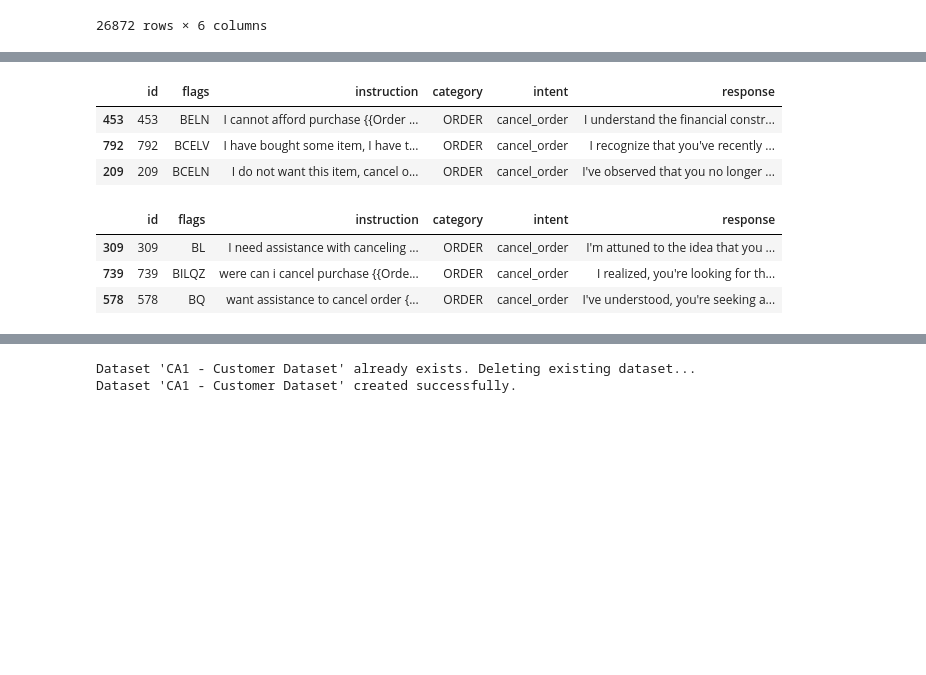
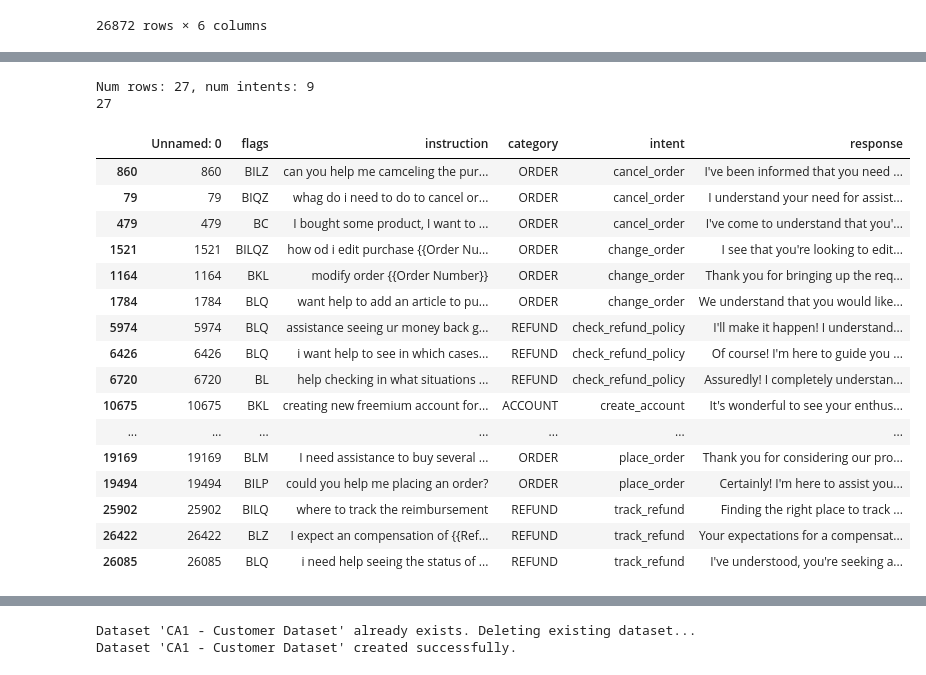
Before and after one commit to herreramaxi/Agentic_AI_CA1, a Jupyter notebook: A4AI-CA1-MaxiHerrera.ipynb, the cells around one changed output, grey strips where cells are left out. Cells and saved outputs as stored; diff of their text form; code cells hidden in the pictures; blank space fills up the shorter version.

Commit message:
add logging simplify harness and improve tools response. Working on the main ipynb

```diff
--- a/A4AI-CA1-MaxiHerrera.ipynb
+++ b/A4AI-CA1-MaxiHerrera.ipynb
@@ -19,0 +74,12 @@ df
+# %%
+categories_selected = ['ACCOUNT', 'ORDER', 'REFUND']
+intents_selected = ['create_account', 'delete_account', 'edit_account',
+                    'cancel_order', 'change_order', 'place_order',
+                    'check_refund_policy', 'get_refund', 'track_refund'
+                   ]
+df_filtered = df[
+    df['category'].isin(categories_selected) &
+    df['intent'].isin(intents_selected)
+]
+
+print(f"df_filtered: {len(df_filtered)}, {type(df_filtered)}")
@@ -20 +88,16 @@ df
+# %%
+import plotly.express as px
+
+def plot_number_records_per_intent(dataframe):
+    fig = px.bar(
+        dataframe['intent'].value_counts().reset_index(),
+        x='intent',
+        y='count',
+        title='Number of Records per Intent',
+        text_auto=True
+    )
+
+    fig.show()
+
+plot_number_records_per_intent(df_filtered)
 # %%
@@ -49,7 +178,6 @@ def get_split_dataset(categories_selected, intents_selected, max_total_rows=60,
 # %%
-categories_selected = ['ACCOUNT', 'ORDER', 'PAYMENT']
-intents_selected = ['create_account', 'delete_account', 'edit_account',
-                    'cancel_order', 'change_order', 'place_order',
-                    'check_payment_methods', 'payment_issue']
-
-train_df, test_df = get_split_dataset(categories_selected, intents_selected, 50)
+batches = get_dataset_batches_balanced(df_filtered,30)
+train1_df =next(batches)
+train2_df =next(batches)
+test1_df =next(batches)
+# train_df, test_df = get_split_dataset(categories_selected, intents_selected, 50)
@@ -64,17 +184,23 @@ test_df: 24
-# %%
-TOP_N = 3
-train_df = train_df.head(TOP_N)
-train_df
-# %% [output]
-|  | id | flags | instruction | category | intent | response |
-| 453 | 453 | BELN | I cannot afford purchase {{Order ... | ORDER | cancel_order | I understand the financial constr... |
-| 792 | 792 | BCELV | I have bought some item, I have t... | ORDER | cancel_order | I recognize that you've recently ... |
-| 209 | 209 | BCELN | I do not want this item, cancel o... | ORDER | cancel_order | I've observed that you no longer ... |
-# %%
-test_df= test_df.head(TOP_N)
-test_df
-# %% [output]
-|  | id | flags | instruction | category | intent | response |
-| 309 | 309 | BL | I need assistance with canceling ... | ORDER | cancel_order | I'm attuned to the idea that you ... |
-| 739 | 739 | BILQZ | were can i cancel purchase {{Orde... | ORDER | cancel_order | I realized, you're looking for th... |
-| 578 | 578 | BQ | want assistance to cancel order {... | ORDER | cancel_order | I've understood, you're seeking a... |
+# %%
+plot_andpreview_dataset(train1_df)
+train1_df
+# %% [output]
+Num rows: 27, num intents: 9
+27
+|  | Unnamed: 0 | flags | instruction | category | intent | response |
+| 860 | 860 | BILZ | can you help me camceling the pur... | ORDER | cancel_order | I've been informed that you need ... |
+| 79 | 79 | BIQZ | whag do i need to do to cancel or... | ORDER | cancel_order | I understand your need for assist... |
+| 479 | 479 | BC | I bought some product, I want to ... | ORDER | cancel_order | I've come to understand that you'... |
+| 1521 | 1521 | BILQZ | how od i edit purchase {{Order Nu... | ORDER | change_order | I see that you're looking to edit... |
+| 1164 | 1164 | BKL | modify order {{Order Number}} | ORDER | change_order | Thank you for bringing up the req... |
+| 1784 | 1784 | BLQ | want help to add an article to pu... | ORDER | change_order | We understand that you would like... |
+| 5974 | 5974 | BLQ | assistance seeing ur money back g... | REFUND | check_refund_policy | I'll make it happen! I understand... |
+| 6426 | 6426 | BLQ | i want help to see in which cases... | REFUND | check_refund_policy | Of course! I'm here to guide you ... |
+| 6720 | 6720 | BL | help checking in what situations ... | REFUND | check_refund_policy | Assuredly! I completely understan... |
+| 10675 | 10675 | BKL | creating new freemium account for... | ACCOUNT | create_account | It's wonderful to see your enthus... |
+| ... | ... | ... | ... | ... | ... | ... |
+| 19169 | 19169 | BLM | I need assistance to buy several ... | ORDER | place_order | Thank you for considering our pro... |
+| 19494 | 19494 | BILP | could you help me placing an order? | ORDER | place_order | Certainly! I'm here to assist you... |
+| 25902 | 25902 | BILQ | where to track the reimbursement | REFUND | track_refund | Finding the right place to track ... |
+| 26422 | 26422 | BLZ | I expect an compensation of {{Ref... | REFUND | track_refund | Your expectations for a compensat... |
+| 26085 | 26085 | BLQ | i need help seeing the status of ... | REFUND | track_refund | I've understood, you're seeking a... |
```
Also changed, not shown: parts of 19 cells of this notebook, 18 other files.
